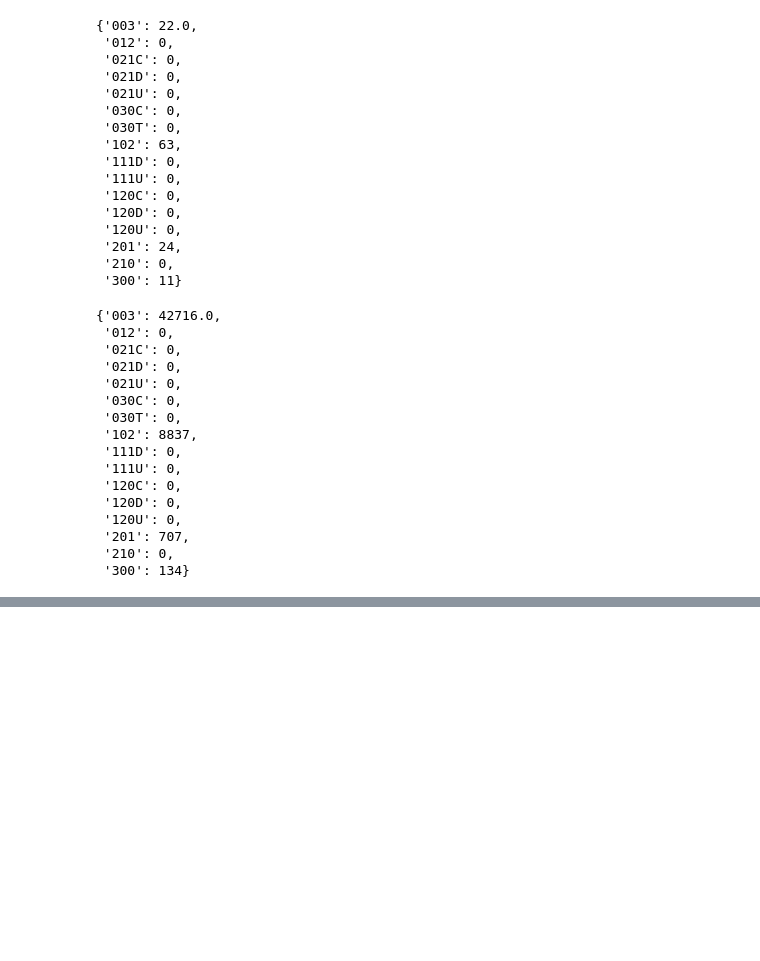
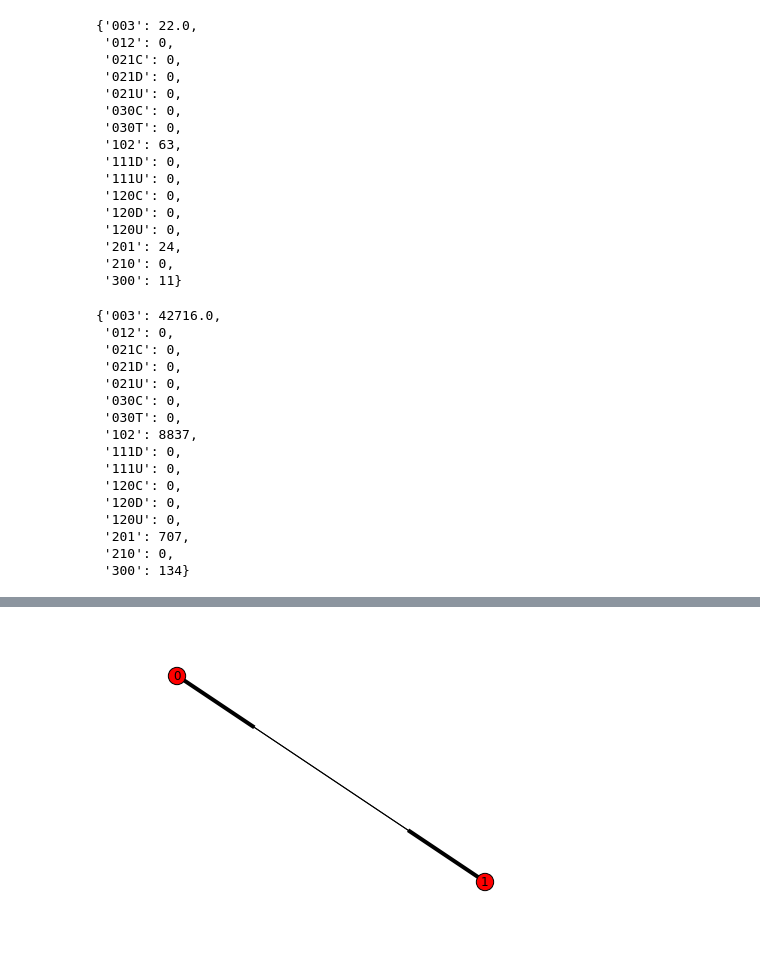
Before and after one commit to SamuraiT/SNABook, a Jupyter notebook: chapter4/chap4.ipynb, the cells around one changed output, grey strips where cells are left out. Drawn from its saved outputs; the diff is of its cells as text; code cells hidden in the pictures; blank space fills up the shorter version.

```diff
--- a/chapter4/chap4.ipynb
+++ b/chapter4/chap4.ipynb
@@ -380,0 +369,3 @@ cliques
+# %%
+clusters = hc.create_hc(eco)
+clusters
@@ -380,0 +385,6 @@ cliques
+# %%
+M = nx.blockmodel(eco, clusters)
+# %%
+nx.draw(M, pos=nx.spring_layout(M),with_labels=True)
+# %% [output]
+[figure, added]
```
Also changed, not shown: parts of 23 cells of this notebook.
